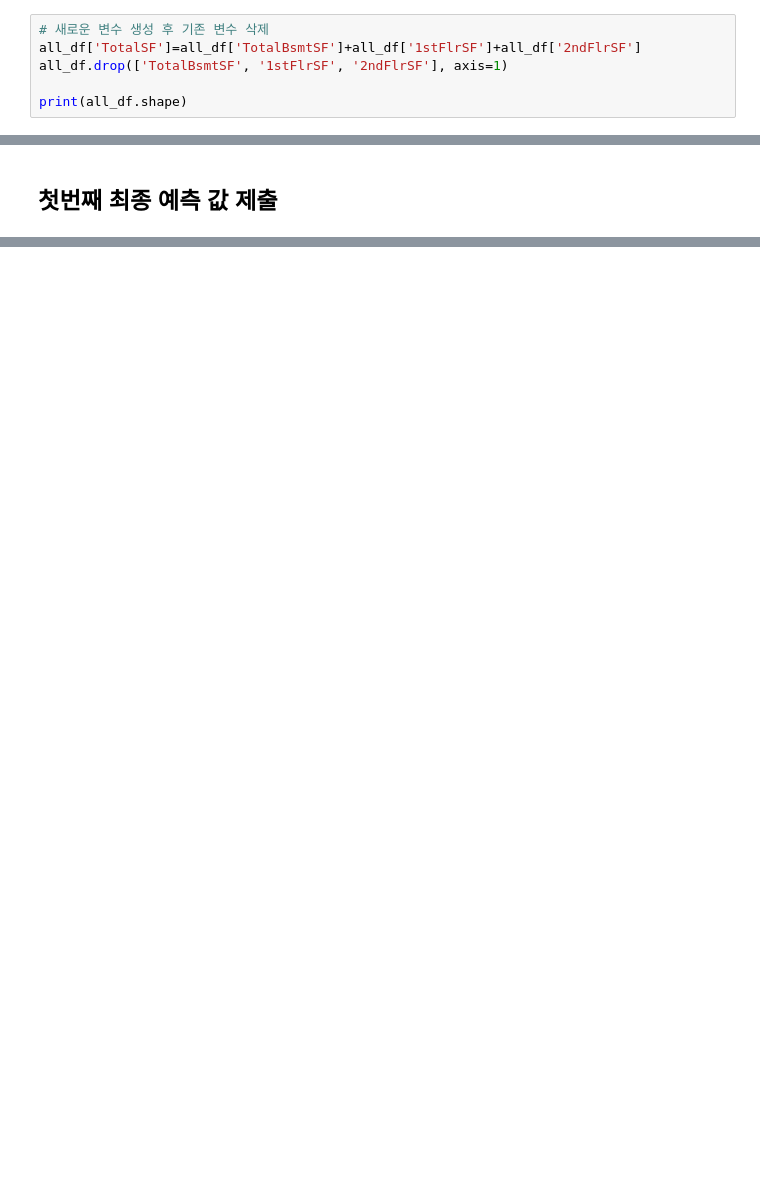
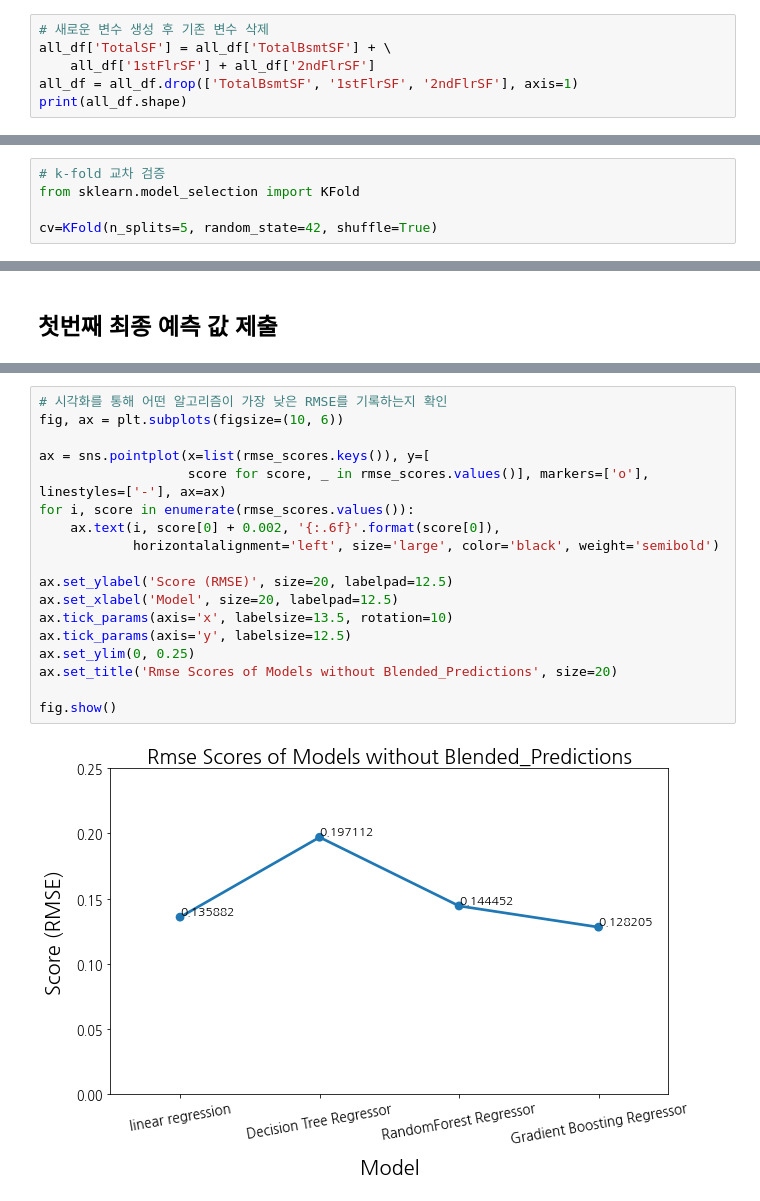
Before and after one commit to shinjangwoon/Kaggle, a Jupyter notebook: kaggle/House Prices/house prices.ipynb, the cells around one changed output, grey strips where cells are left out. Cells and saved outputs as stored; diff of their text form; blank space fills up the shorter version.

```diff
--- a/kaggle/House Prices/house prices.ipynb
+++ b/kaggle/House Prices/house prices.ipynb
@@ -362,8 +389,8 @@ before Box-Cox Transformation:
 ## 도출 변수 생성
 # %%
 # 새로운 변수 생성 후 기존 변수 삭제
-all_df['TotalSF']=all_df['TotalBsmtSF']+all_df['1stFlrSF']+all_df['2ndFlrSF']
-all_df.drop(['TotalBsmtSF', '1stFlrSF', '2ndFlrSF'], axis=1)
-
+all_df['TotalSF'] = all_df['TotalBsmtSF'] + \
+    all_df['1stFlrSF'] + all_df['2ndFlrSF']
+all_df = all_df.drop(['TotalBsmtSF', '1stFlrSF', '2ndFlrSF'], axis=1)
 print(all_df.shape)
 # %% [output]
@@ -581,3 +608,8 @@ X_train.shape, X_test.shape, y_train.shape, y_test.shape
+# %%
+# k-fold 교차 검증
+from sklearn.model_selection import KFold
+
+cv=KFold(n_splits=5, random_state=42, shuffle=True)
 # %% [markdown]
 ### 평가지표
 # %%
@@ -762,0 +795,20 @@ Gradient Boosting Regressor - mean: 0.1303 (std: 0.0103)
+# %%
+# 시각화를 통해 어떤 알고리즘이 가장 낮은 RMSE를 기록하는지 확인
+fig, ax = plt.subplots(figsize=(10, 6))
+
+ax = sns.pointplot(x=list(rmse_scores.keys()), y=[
+                   score for score, _ in rmse_scores.values()], markers=['o'], linestyles=['-'], ax=ax)
+for i, score in enumerate(rmse_scores.values()):
+    ax.text(i, score[0] + 0.002, '{:.6f}'.format(score[0]),
+            horizontalalignment='left', size='large', color='black', weight='semibold')
+
+ax.set_ylabel('Score (RMSE)', size=20, labelpad=12.5)
+ax.set_xlabel('Model', size=20, labelpad=12.5)
+ax.tick_params(axis='x', labelsize=13.5, rotation=10)
+ax.tick_params(axis='y', labelsize=12.5)
+ax.set_ylim(0, 0.25)
+ax.set_title('Rmse Scores of Models without Blended_Predictions', size=20)
+
+fig.show()
+# %% [output]
+[figure, added]
```
Also changed, not shown: parts of 30 cells of this notebook.
